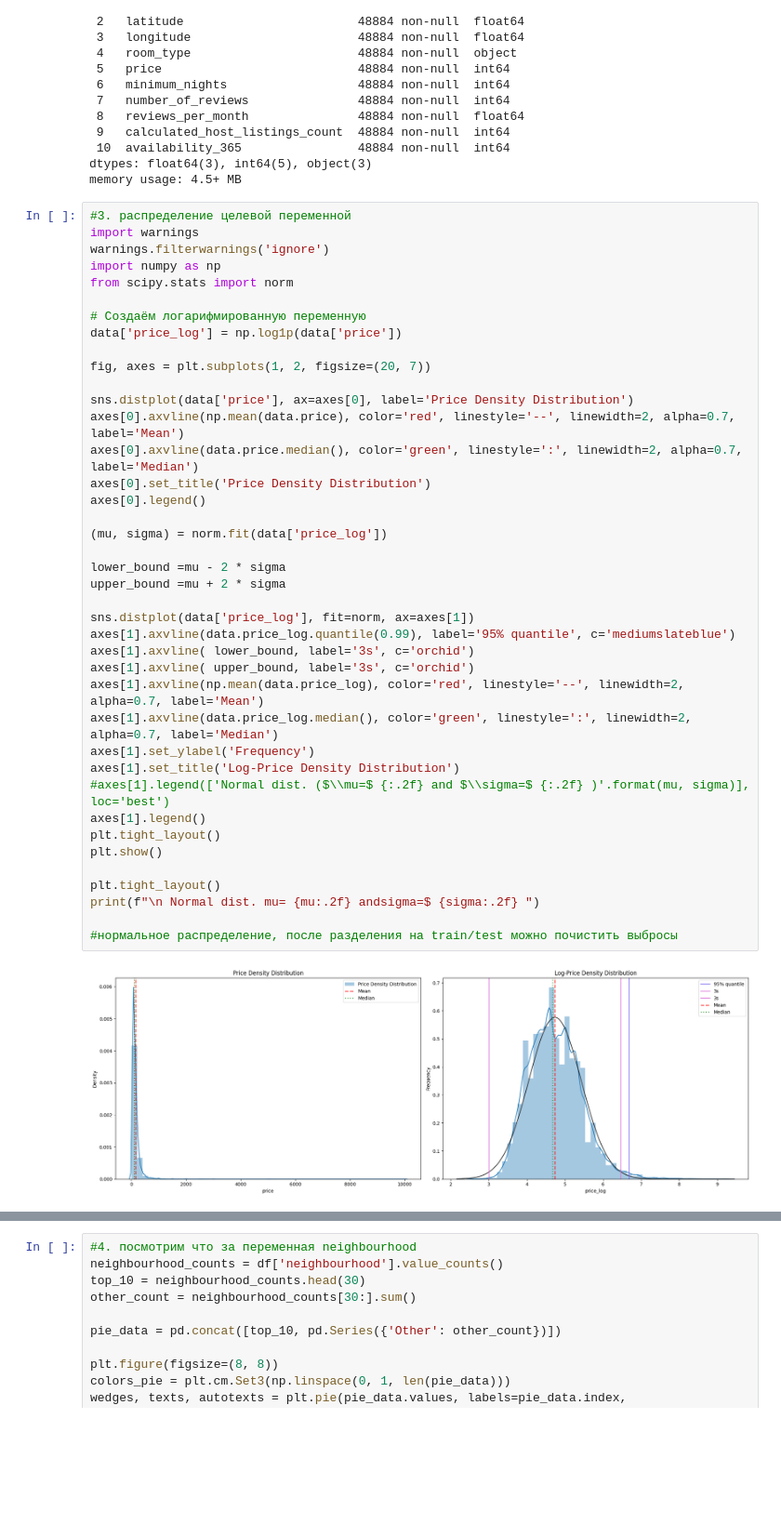
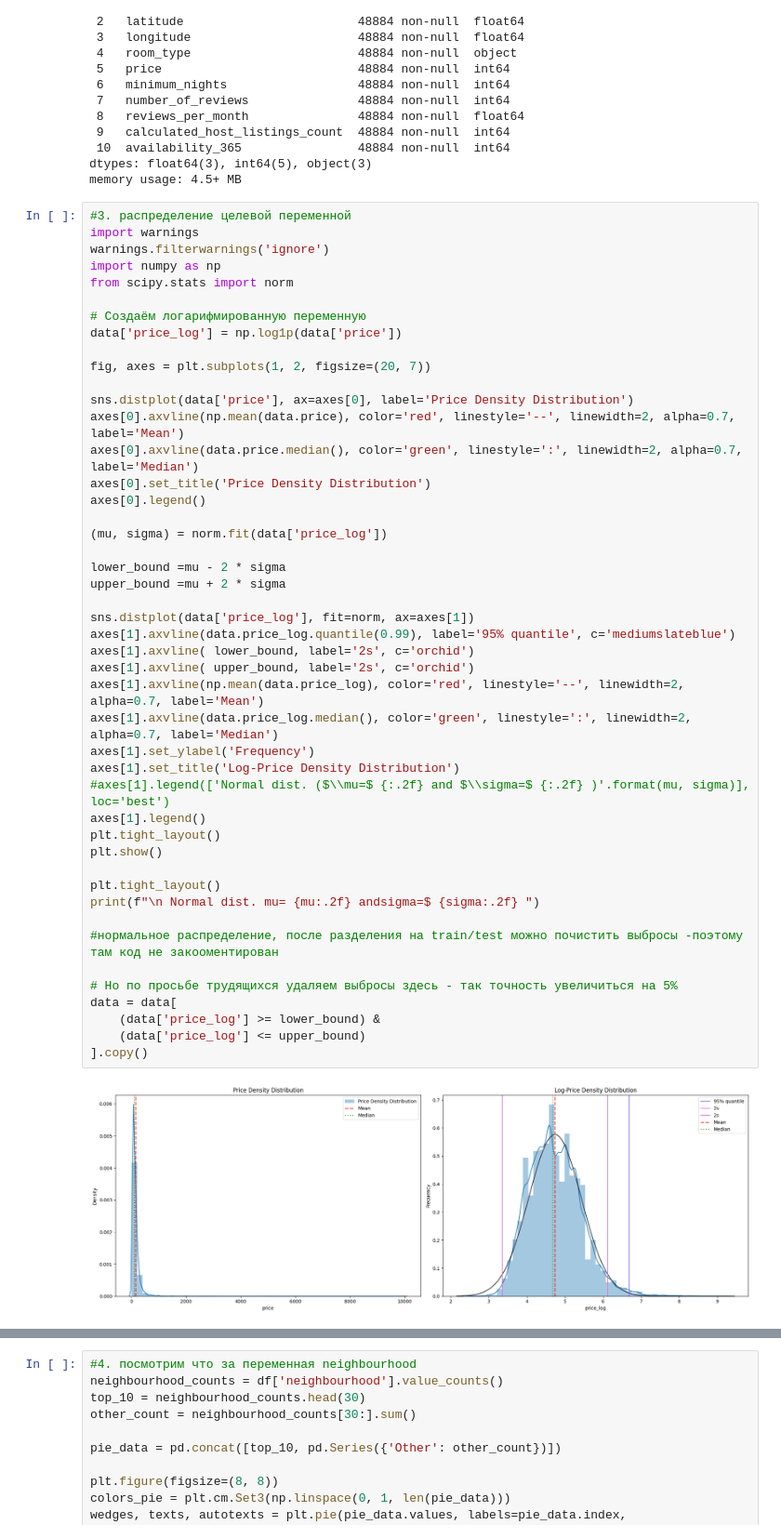
Before and after one commit to Ma-rCh/ML-Basic, a Jupyter notebook: homework_10/homework_10.ipynb, the cells around one changed output, grey strips where cells are left out. Shown at 93% size. Saved outputs shown, nothing was run; the diff lists cells and outputs as text; blank space fills up the shorter version.

```diff
--- a/homework_10/homework_10.ipynb
+++ b/homework_10/homework_10.ipynb
@@ -80,36 +80,42 @@ from scipy.stats import norm
 data['price_log'] = np.log1p(data['price'])
 
 fig, axes = plt.subplots(1, 2, figsize=(20, 7))
 
 sns.distplot(data['price'], ax=axes[0], label='Price Density Distribution')
 axes[0].axvline(np.mean(data.price), color='red', linestyle='--', linewidth=2, alpha=0.7, label='Mean')
 axes[0].axvline(data.price.median(), color='green', linestyle=':', linewidth=2, alpha=0.7, label='Median')
 axes[0].set_title('Price Density Distribution')
 axes[0].legend()
 
 (mu, sigma) = norm.fit(data['price_log'])
 
 lower_bound =mu - 2 * sigma
 upper_bound =mu + 2 * sigma
 
 sns.distplot(data['price_log'], fit=norm, ax=axes[1])
 axes[1].axvline(data.price_log.quantile(0.99), label='95% quantile', c='mediumslateblue')
-axes[1].axvline( lower_bound, label='3s', c='orchid')
-axes[1].axvline( upper_bound, label='3s', c='orchid')
+axes[1].axvline( lower_bound, label='2s', c='orchid')
+axes[1].axvline( upper_bound, label='2s', c='orchid')
 axes[1].axvline(np.mean(data.price_log), color='red', linestyle='--', linewidth=2, alpha=0.7, label='Mean')
 axes[1].axvline(data.price_log.median(), color='green', linestyle=':', linewidth=2, alpha=0.7, label='Median')
 axes[1].set_ylabel('Frequency')
 axes[1].set_title('Log-Price Density Distribution')
 #axes[1].legend(['Normal dist. ($\\mu=$ {:.2f} and $\\sigma=$ {:.2f} )'.format(mu, sigma)], loc='best')
 axes[1].legend()
 plt.tight_layout()
 plt.show()
 
 plt.tight_layout()
 print(f"\n Normal dist. mu= {mu:.2f} andsigma=$ {sigma:.2f} ")
 
-#нормальное распределение, после разделения на train/test можно почистить выбросы
+#нормальное распределение, после разделения на train/test можно почистить выбросы -поэтому там код не закооментирован
+
+# Но по просьбе трудящихся удаляем выбросы здесь - так точность увеличиться на 5%
+data = data[
+    (data['price_log'] >= lower_bound) &
+    (data['price_log'] <= upper_bound)
+].copy()
 # %% [output]
-[figure, old version]
+[figure, new version]
  Normal dist. mu= 4.74 andsigma=$ 0.69
 <Figure size 640x480 with 0 Axes>
```
Also changed, not shown: parts of 6 cells of this notebook.
